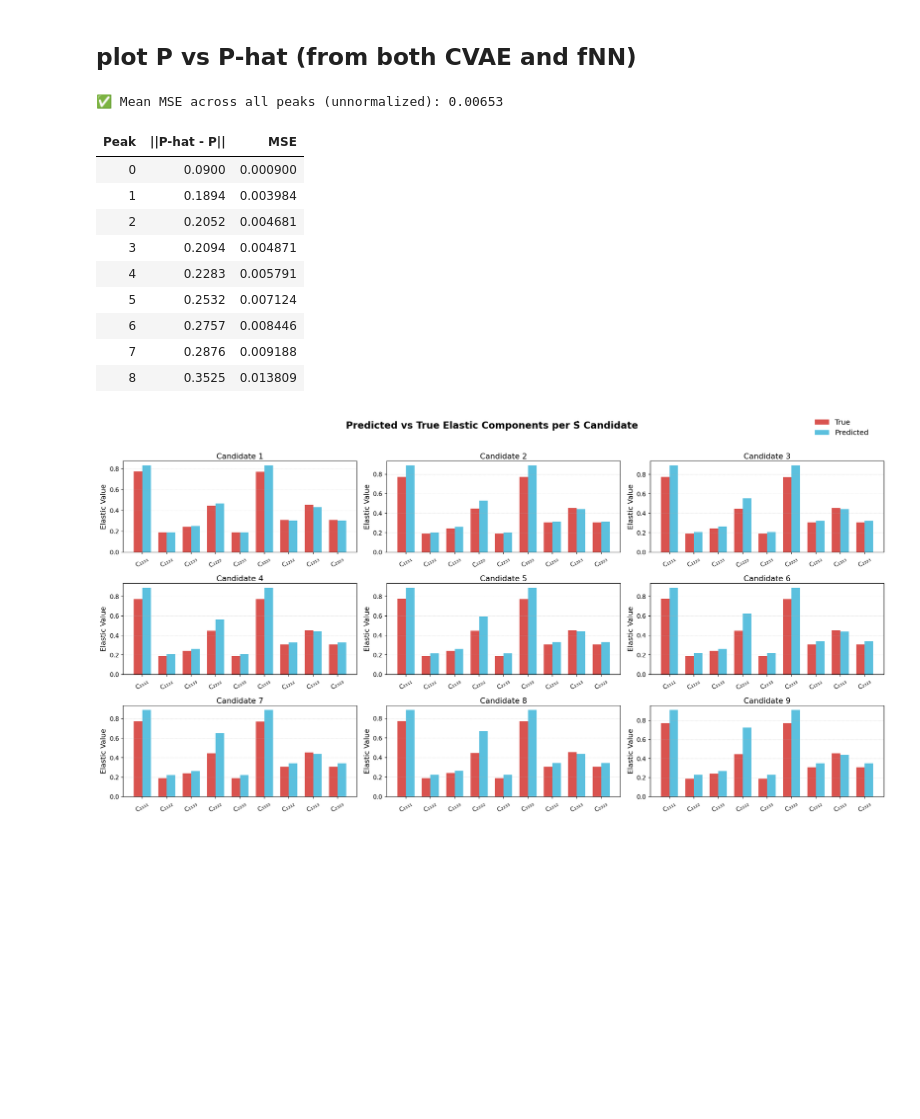
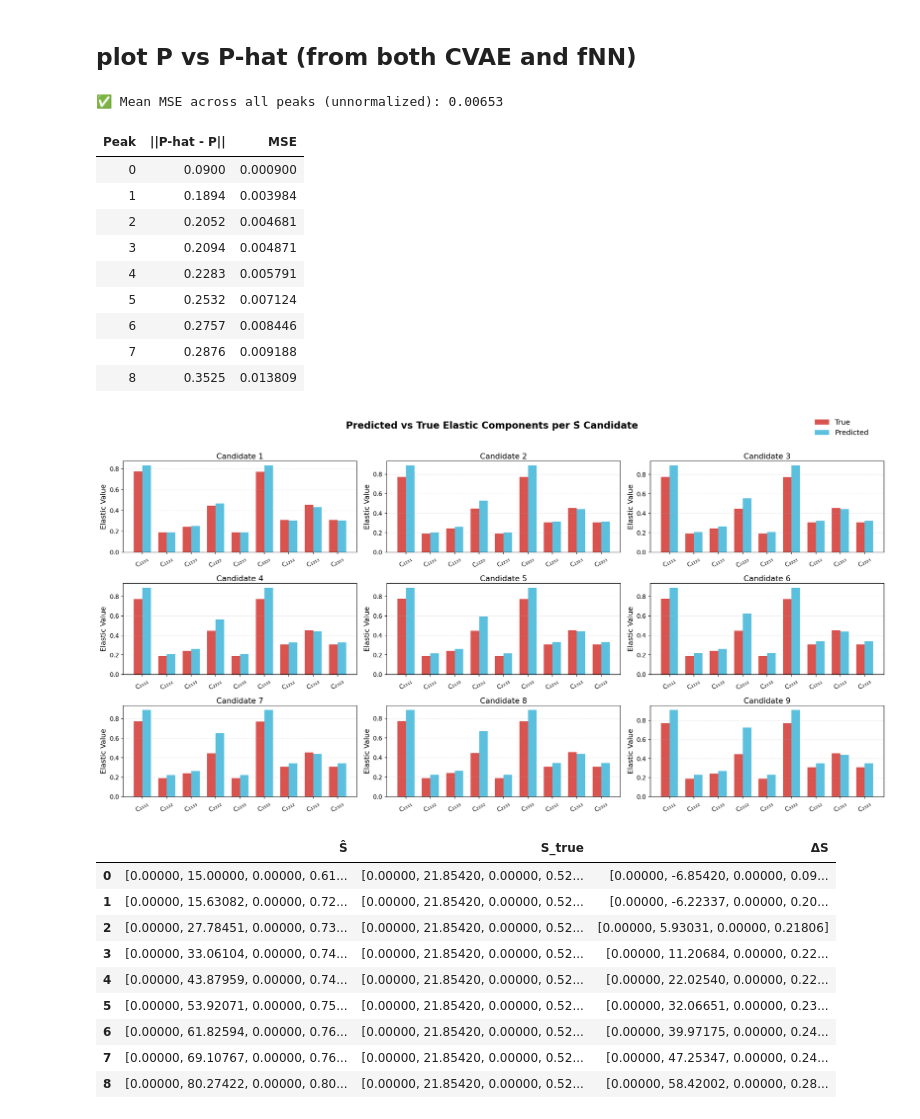
Before and after one commit to ellielin23/inverse_design_spinodoids, a Jupyter notebook: spinodoid_cvae/evaluate.ipynb, the cells around one changed output. Cells and saved outputs as stored; diff of their text form; code cells hidden in the pictures; blank space fills up the shorter version.

```diff
--- a/spinodoid_cvae/evaluate.ipynb
+++ b/spinodoid_cvae/evaluate.ipynb
@@ -197,31 +204,66 @@ output.compare_top_k_S_peaks(S_hat_peaks, S_true, k=22)
 ## plot P vs P-hat (from both CVAE and fNN)
 # %%
 # === evaluate peaks and get metrics (still in normalized space) ===
-P_target_original = P_target  # keep original shape
-P_target = np.array(P_target).flatten()  # flatten for plotting
-P_preds, errors, mses, df_peaks = output.evaluate_peaks(
-    S_hat_peaks, P_target, fNN, P_mean, P_std
+P_true_original = P_true  # keep original shape
+P_true = np.array(P_true).flatten()  # flatten for plotting
+P_preds, errors, mses, df_peaks, C_preds = output.evaluate_peaks(
+    S_hat_peaks, P_true, fNN, P_mean, P_std
 )
 
-P_target_unnorm = P_target * P_std + P_mean
+P_true_unnorm = P_true * P_std + P_mean
 
 # === compute MSE manually on unnormalized values ===
 mean_mse = np.mean(mses)
-output.plot_all_P_preds_vs_true(P_preds, P_target_unnorm)
-# output.plot_all_P_preds_vs_true_with_fNN_uncertainty(P_preds, P_target_unnorm, S_true, fNN, P_std, P_mean)
+output.plot_all_P_preds_vs_true(P_preds, P_true_unnorm)
+# output.plot_all_P_preds_vs_true_with_fNN_uncertainty(P_preds, P_true_unnorm, S_true, fNN, P_std, P_mean)
 
 # === visualize each component seperately ===
-# output.plot_per_component_bars(P_preds, P_target, P_mean, P_std)
+# output.plot_per_component_bars(P_preds, P_true, P_mean, P_std)
+
+import pandas as pd
+
+def format_array(arr, precision=5):
+    return "[" + ", ".join(f"{x:.{precision}f}" for x in arr) + "]"
+
+def make_candidate_table(S_hat_peaks, S_true):
+    """
+    Create a pretty df showing each Ŝ, the true S, and ΔS.
+    """
+    rows = []
+    for S_hat in S_hat_peaks:
+        delta = S_hat - S_true
+        rows.append({
+            "Ŝ": format_array(S_hat),
+            "S_true": format_array(S_true),
+            "ΔS": format_array(delta)
+        })
+    df = pd.DataFrame(rows)
+    return df
+
+# === usage ===
+df_candidates = make_candidate_table(S_hat_peaks, S_true)
+from IPython.display import display
+display(df_candidates)
 # %% [output]
 ✅ Mean MSE across all peaks (unnormalized): 0.00653
 | Peak | ||P-hat - P|| | MSE |
 | 0 | 0.0900 | 0.000900 |
 | 1 | 0.1894 | 0.003984 |
 | 2 | 0.2052 | 0.004681 |
 | 3 | 0.2094 | 0.004871 |
 | 4 | 0.2283 | 0.005791 |
 | 5 | 0.2532 | 0.007124 |
 | 6 | 0.2757 | 0.008446 |
 | 7 | 0.2876 | 0.009188 |
 | 8 | 0.3525 | 0.013809 |
 [figure]
+|  | Ŝ | S_true | ΔS |
+| 0 | [0.00000, 15.00000, 0.00000, 0.61... | [0.00000, 21.85420, 0.00000, 0.52... | [0.00000, -6.85420, 0.00000, 0.09... |
+| 1 | [0.00000, 15.63082, 0.00000, 0.72... | [0.00000, 21.85420, 0.00000, 0.52... | [0.00000, -6.22337, 0.00000, 0.20... |
+| 2 | [0.00000, 27.78451, 0.00000, 0.73... | [0.00000, 21.85420, 0.00000, 0.52... | [0.00000, 5.93031, 0.00000, 0.21806] |
+| 3 | [0.00000, 33.06104, 0.00000, 0.74... | [0.00000, 21.85420, 0.00000, 0.52... | [0.00000, 11.20684, 0.00000, 0.22... |
+| 4 | [0.00000, 43.87959, 0.00000, 0.74... | [0.00000, 21.85420, 0.00000, 0.52... | [0.00000, 22.02540, 0.00000, 0.22... |
+| 5 | [0.00000, 53.92071, 0.00000, 0.75... | [0.00000, 21.85420, 0.00000, 0.52... | [0.00000, 32.06651, 0.00000, 0.23... |
+| 6 | [0.00000, 61.82594, 0.00000, 0.76... | [0.00000, 21.85420, 0.00000, 0.52... | [0.00000, 39.97175, 0.00000, 0.24... |
+| 7 | [0.00000, 69.10767, 0.00000, 0.76... | [0.00000, 21.85420, 0.00000, 0.52... | [0.00000, 47.25347, 0.00000, 0.24... |
+| 8 | [0.00000, 80.27422, 0.00000, 0.80... | [0.00000, 21.85420, 0.00000, 0.52... | [0.00000, 58.42002, 0.00000, 0.28... |
```
Also changed, not shown: parts of 9 cells of this notebook, 8 other files.
